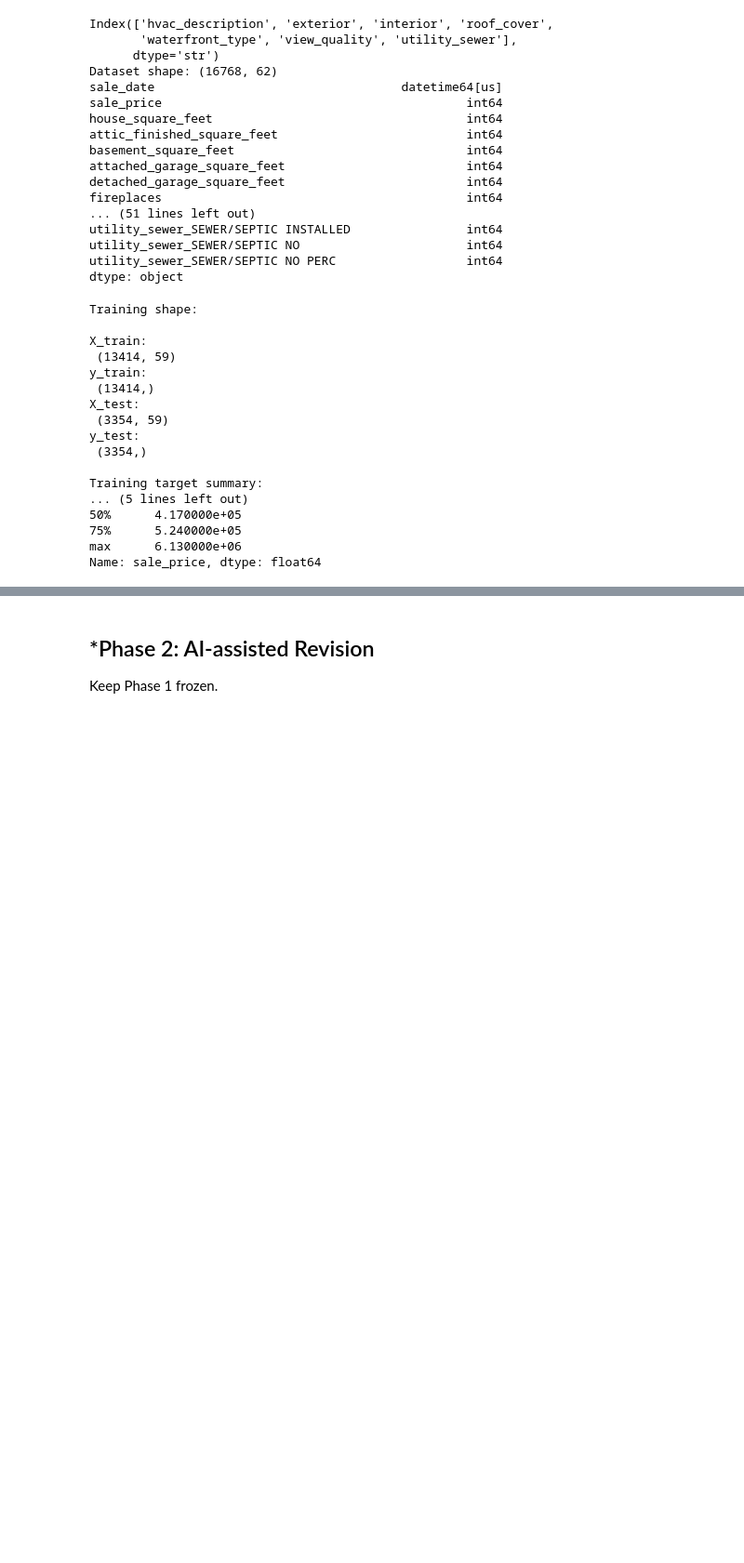
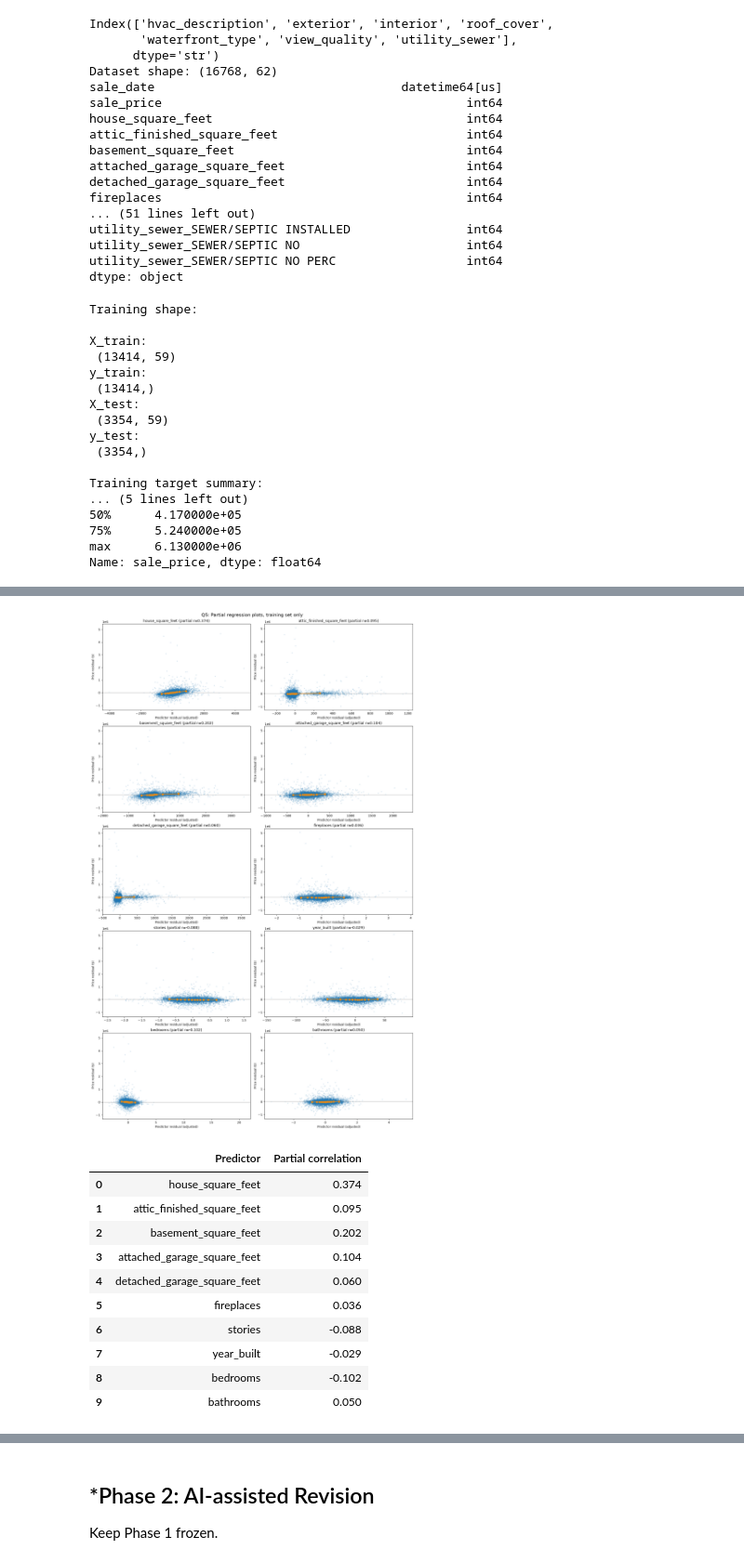
Before and after one commit to AdelineKwakye/L02-hedonic-pricing, a Jupyter notebook: notebook.ipynb, the cells around one changed output, grey strips where cells are left out. Shown at 93% size. Drawn from its saved outputs; the diff is of its cells as text; code cells hidden in the pictures; blank space fills up the shorter version.

Commit message:
Add Questions 4-6 regression analyses

```diff
--- a/notebook.ipynb
+++ b/notebook.ipynb
@@ -250,0 +313,43 @@ Name: sale_price, dtype: float64
+# %%
+# Question 5: Partial regression plots
+from pathlib import Path
+
+full_features = baseline_sets["C: all encoded predictors"]
+fig, axes = plt.subplots(5, 2, figsize=(15, 24), constrained_layout=True)
+partial_results = []
+for ax, feature in zip(axes.flat, numeric_predictors):
+    other_features = [c for c in full_features if c != feature]
+    residual_y = y_train.to_numpy() - LinearRegression().fit(
+        X_train[other_features], y_train
+    ).predict(X_train[other_features])
+    residual_x = X_train[feature].to_numpy() - LinearRegression().fit(
+        X_train[other_features], X_train[feature]
+    ).predict(X_train[other_features])
+    cor = float(np.corrcoef(residual_x, residual_y)[0, 1])
+    ax.scatter(residual_x, residual_y, s=6, alpha=0.13)
+    # A binned trend can reveal curvature without fitting a nonlinear model.
+    trends = pd.DataFrame({"x": residual_x, "y": residual_y})
+    trends["bin"] = pd.qcut(trends["x"], q=12, duplicates="drop")
+    trend = trends.groupby("bin", observed=True)[["x", "y"]].mean().sort_values("x")
+    ax.plot(trend["x"], trend["y"], color="darkorange", marker="o", linewidth=2)
+    ax.axhline(0, color="gray", linewidth=.6)
+    ax.set(title=f"{feature} (partial r={cor:.3f})",
+           xlabel="Predictor residual (adjusted)", ylabel="Price residual ($)")
+    partial_results.append({"Predictor": feature, "Partial correlation": cor})
+fig.suptitle("Q5: Partial regression plots, training set only", fontsize=15)
+fig.savefig("Q5_partial_regression_plots.png", dpi=150)
+plt.show()
+display(pd.DataFrame(partial_results).round(3))
+# %% [output]
+[figure, added]
+|  | Predictor | Partial correlation |
+| 0 | house_square_feet | 0.374 |
+| 1 | attic_finished_square_feet | 0.095 |
+| 2 | basement_square_feet | 0.202 |
+| 3 | attached_garage_square_feet | 0.104 |
+| 4 | detached_garage_square_feet | 0.060 |
+| 5 | fireplaces | 0.036 |
+| 6 | stories | -0.088 |
+| 7 | year_built | -0.029 |
+| 8 | bedrooms | -0.102 |
+| 9 | bathrooms | 0.050 |
```
Also changed, not shown: parts of 10 cells of this notebook, 1 other file.
